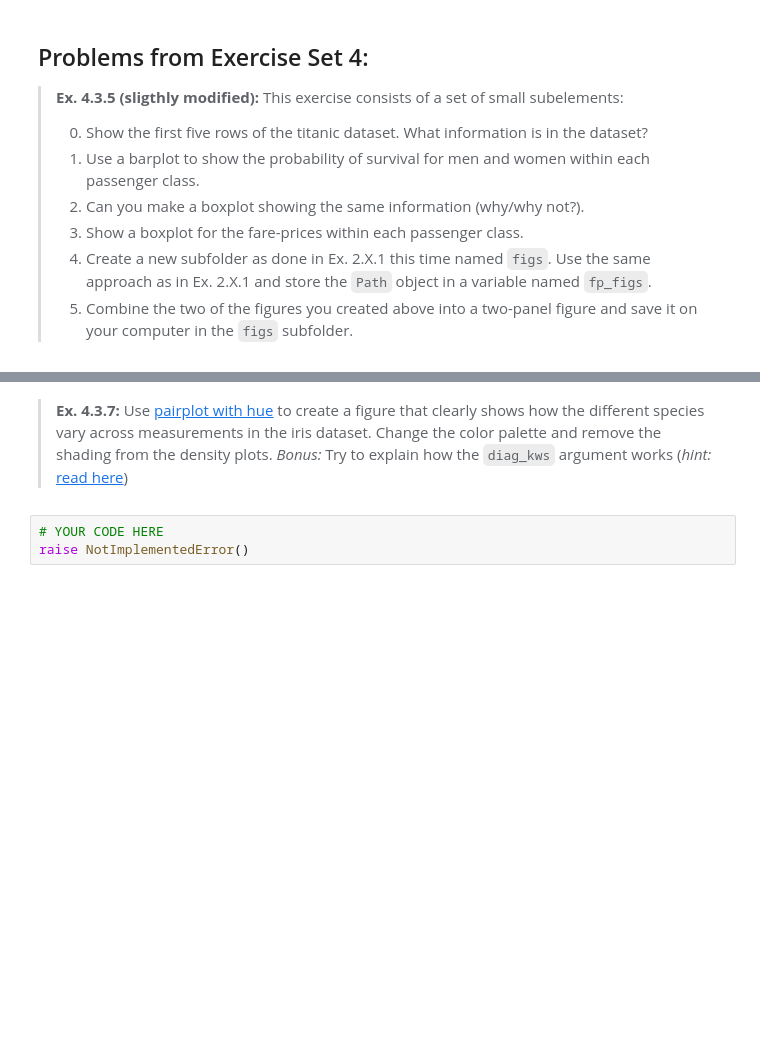
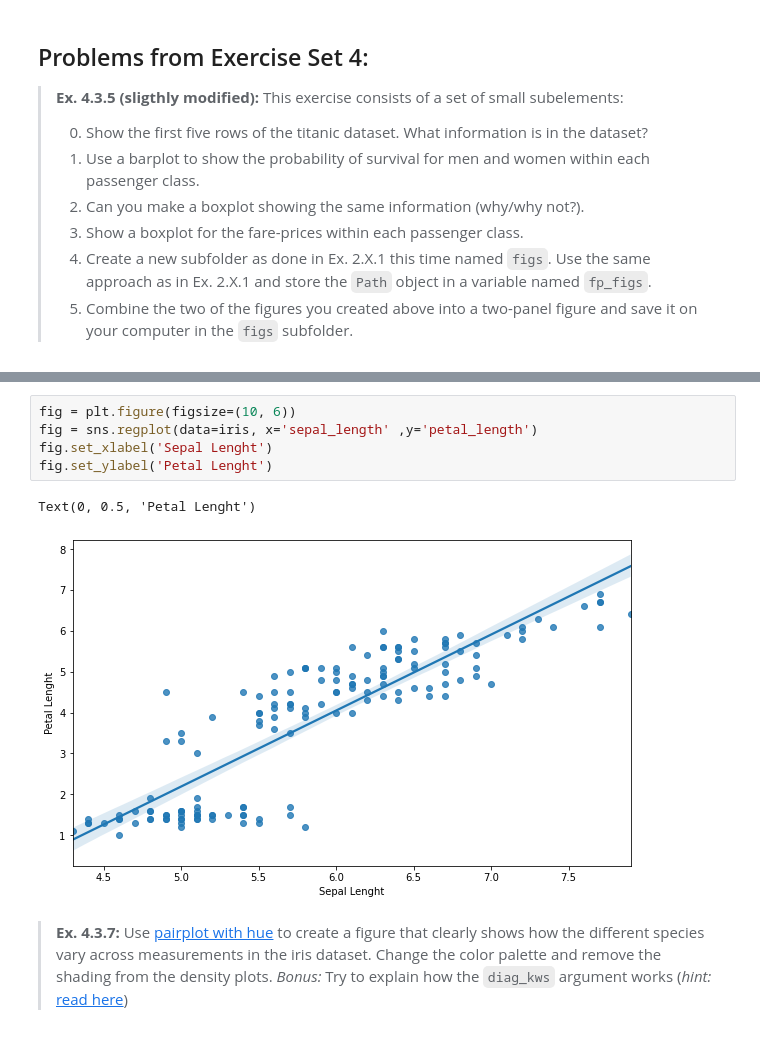
Before and after one commit to danawang10/isds29, a Jupyter notebook: assignment1/Dana/assignment_1_Dana.ipynb, the cells around one changed output, grey strips where cells are left out. Saved outputs shown, nothing was run; the diff lists cells and outputs as text; blank space fills up the shorter version.

```diff
--- a/assignment1/Dana/assignment_1_Dana.ipynb
+++ b/assignment1/Dana/assignment_1_Dana.ipynb
@@ -498,5 +528,10 @@ raise NotImplementedError()
+# %%
+fig = plt.figure(figsize=(10, 6))
+fig = sns.regplot(data=iris, x='sepal_length' ,y='petal_length')
+fig.set_xlabel('Sepal Lenght')
+fig.set_ylabel('Petal Lenght')
+# %% [output]
+Text(0, 0.5, 'Petal Lenght')
+[figure, added]
 # %% [markdown]
 > **Ex. 4.3.7:** Use [pairplot with hue](https://seaborn.pydata.org/generated/seaborn.pairplot.html) to create a figure that clearly shows how the different species vary across measurements in the iris dataset. Change the color palette and remove the shading from the density plots. _Bonus:_ Try to explain how the `diag_kws` argument works (_hint:_ [read here](https://stackoverflow.com/questions/1769403/understanding-kwargs-in-python))
-# %%
-# YOUR CODE HERE
-raise NotImplementedError()
```
Also changed, not shown: parts of 13 cells of this notebook, 2 other files.
